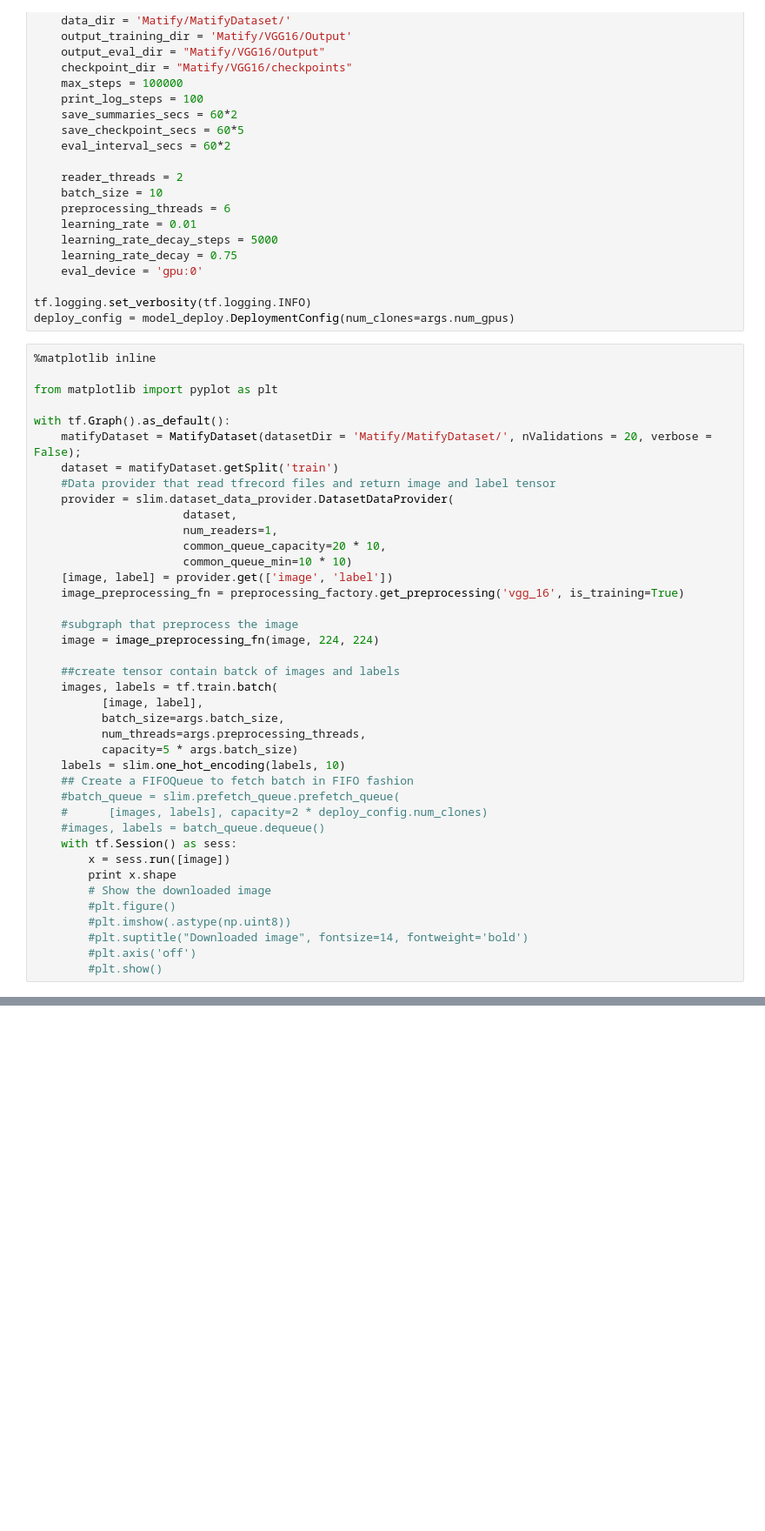
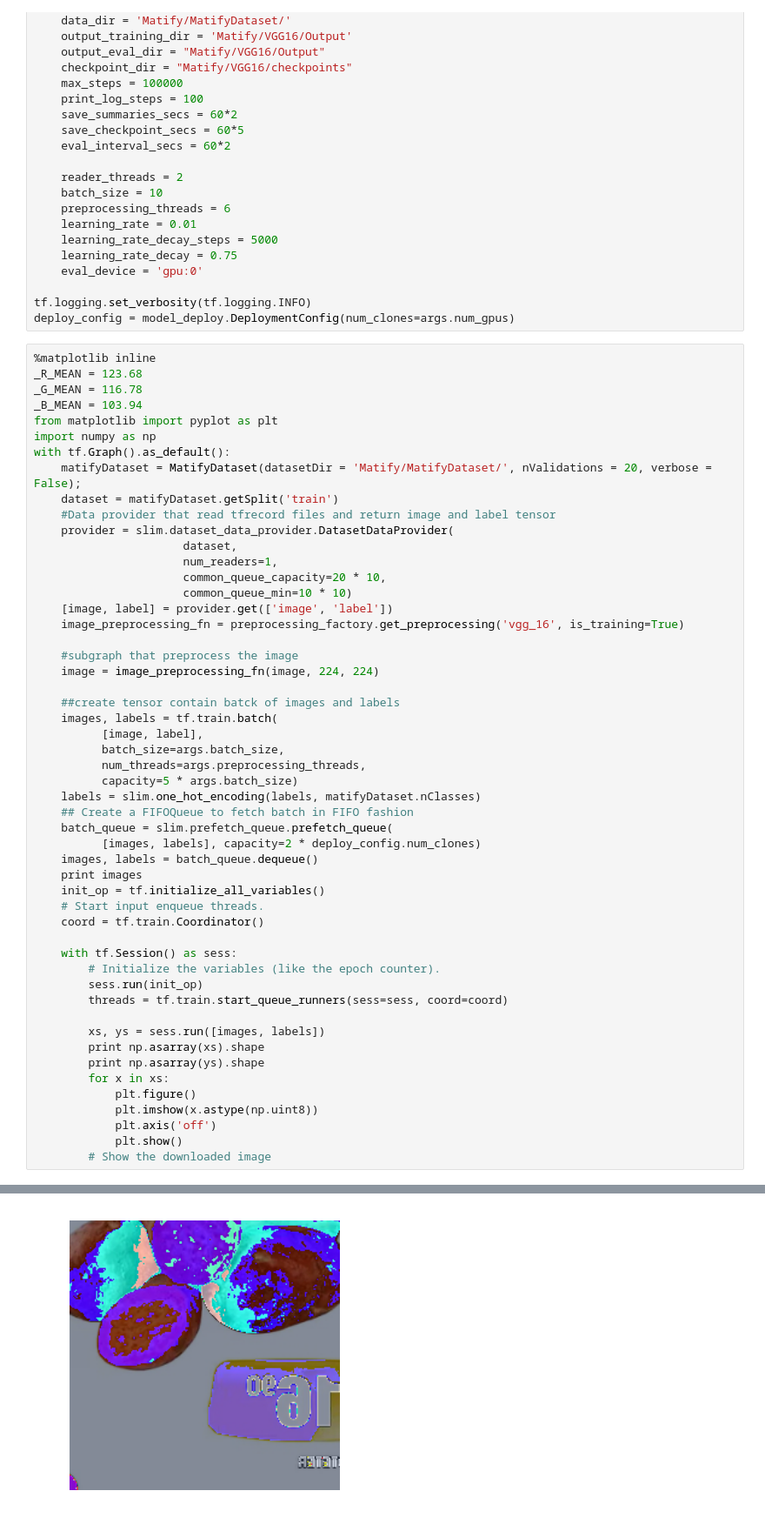
Before and after one commit to Nikasa1889/AutoParser, a Jupyter notebook: VGGDemo.ipynb, the cells around one changed output, grey strips where cells are left out. Shown at 87% size. Saved outputs shown, nothing was run; the diff lists cells and outputs as text; blank space fills up the shorter version.

Commit message:
Input pipeline with batch FIFO queue is done

```diff
--- a/VGGDemo.ipynb
+++ b/VGGDemo.ipynb
@@ -52,9 +52,11 @@ tf.logging.set_verbosity(tf.logging.INFO)
 deploy_config = model_deploy.DeploymentConfig(num_clones=args.num_gpus)
 # %%
 %matplotlib inline
-
+_R_MEAN = 123.68
+_G_MEAN = 116.78
+_B_MEAN = 103.94
 from matplotlib import pyplot as plt
-
+import numpy as np
 with tf.Graph().as_default():
     matifyDataset = MatifyDataset(datasetDir = 'Matify/MatifyDataset/', nValidations = 20, verbose = False);
     dataset = matifyDataset.getSplit('train')
@@ -76,17 +78,28 @@ with tf.Graph().as_default():
           batch_size=args.batch_size,
           num_threads=args.preprocessing_threads,
           capacity=5 * args.batch_size)
-    labels = slim.one_hot_encoding(labels, 10)
+    labels = slim.one_hot_encoding(labels, matifyDataset.nClasses)
     ## Create a FIFOQueue to fetch batch in FIFO fashion
-    #batch_queue = slim.prefetch_queue.prefetch_queue(
-    #      [images, labels], capacity=2 * deploy_config.num_clones)
-    #images, labels = batch_queue.dequeue()
+    batch_queue = slim.prefetch_queue.prefetch_queue(
+          [images, labels], capacity=2 * deploy_config.num_clones)
+    images, labels = batch_queue.dequeue()
+    print images
+    init_op = tf.initialize_all_variables()
+    # Start input enqueue threads.
+    coord = tf.train.Coordinator()
+
     with tf.Session() as sess:
-        x = sess.run([image])
-        print x.shape
+        # Initialize the variables (like the epoch counter).
+        sess.run(init_op)
+        threads = tf.train.start_queue_runners(sess=sess, coord=coord)
+
+        xs, ys = sess.run([images, labels])
+        print np.asarray(xs).shape
+        print np.asarray(ys).shape
+        for x in xs:
+            plt.figure()
+            plt.imshow(x.astype(np.uint8))
+            plt.axis('off')
+            plt.show()
         # Show the downloaded image
-        #plt.figure()
-        #plt.imshow(.astype(np.uint8))
-        #plt.suptitle("Downloaded image", fontsize=14, fontweight='bold')
-        #plt.axis('off')
-        #plt.show()
+# %% [output]
@@ -92,0 +109 @@ with tf.Graph().as_default():
+[figure, added]
```
Also changed, not shown: parts of 1 cell of this notebook, 1 other file.
